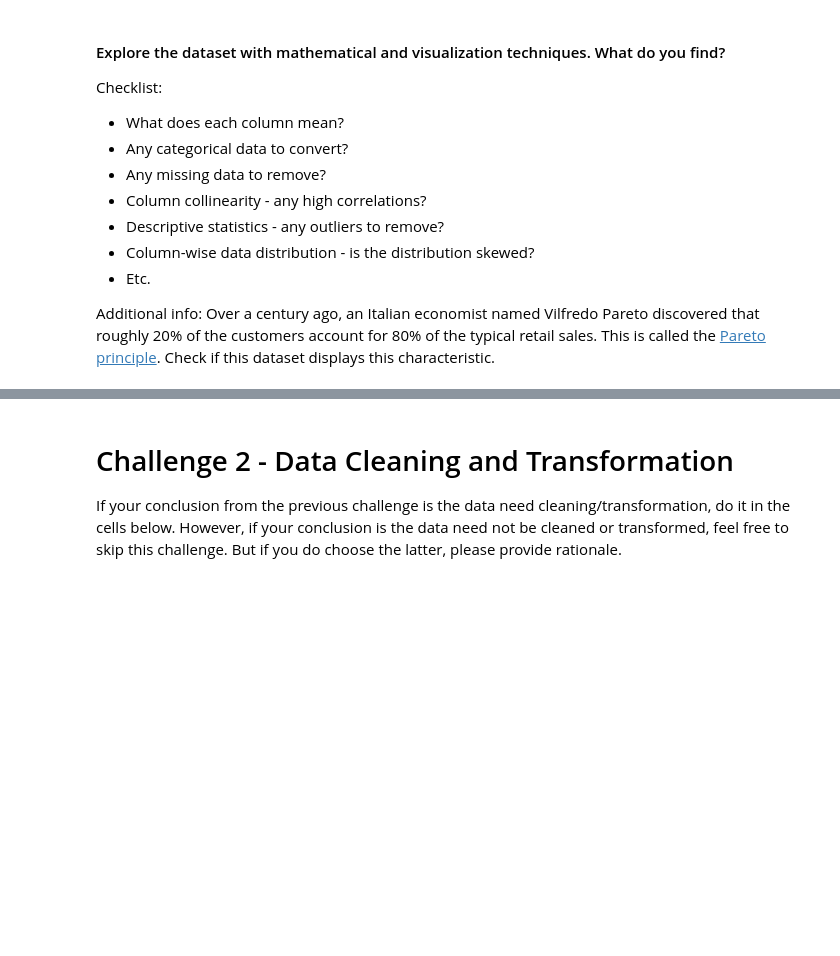
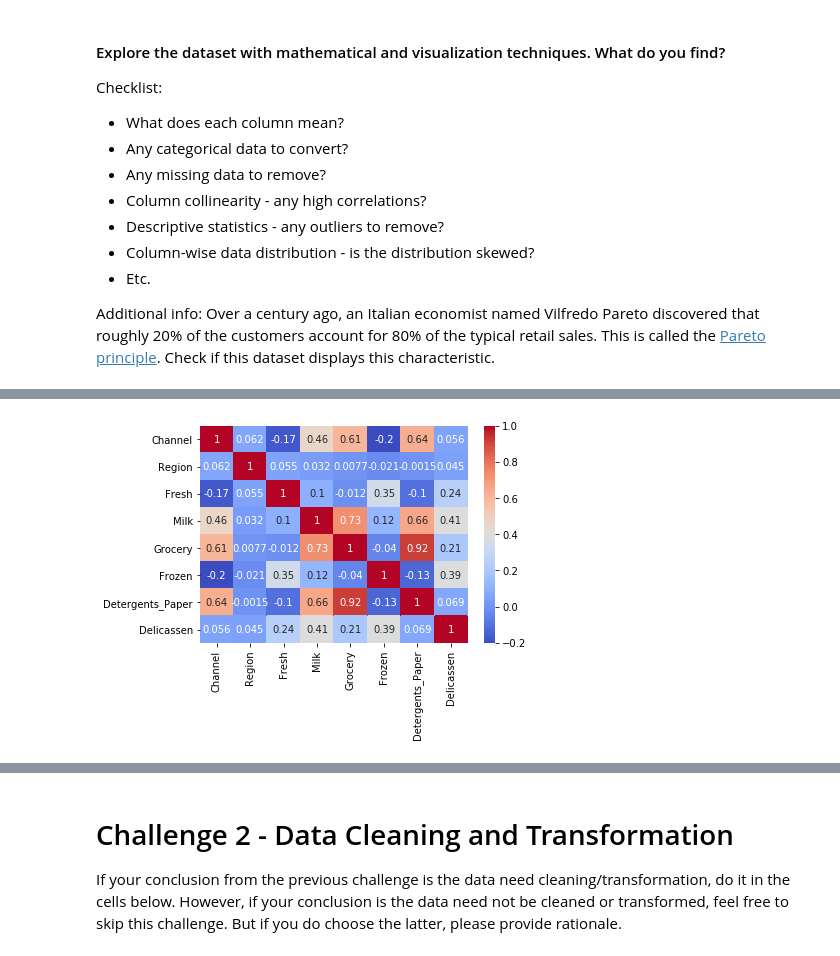
Before and after one commit to CristopherRL/dataptmad1019, a Jupyter notebook: module-3/lab-unsupervised-learning/your-code/main.ipynb, the cells around one changed output, grey strips where cells are left out. Saved outputs shown, nothing was run; the diff lists cells and outputs as text; code cells hidden in the pictures; blank space fills up the shorter version.

```diff
--- a/module-3/lab-unsupervised-learning/your-code/main.ipynb
+++ b/module-3/lab-unsupervised-learning/your-code/main.ipynb
@@ -41,0 +83,5 @@ Additional info: Over a century ago, an Italian economist named Vilfredo Pareto
+# %%
+import seaborn as sn
+sn.heatmap(customers.corr(), annot=True, cmap='coolwarm');
+# %% [output]
+[figure, added]
```
Also changed, not shown: parts of 12 cells of this notebook.
